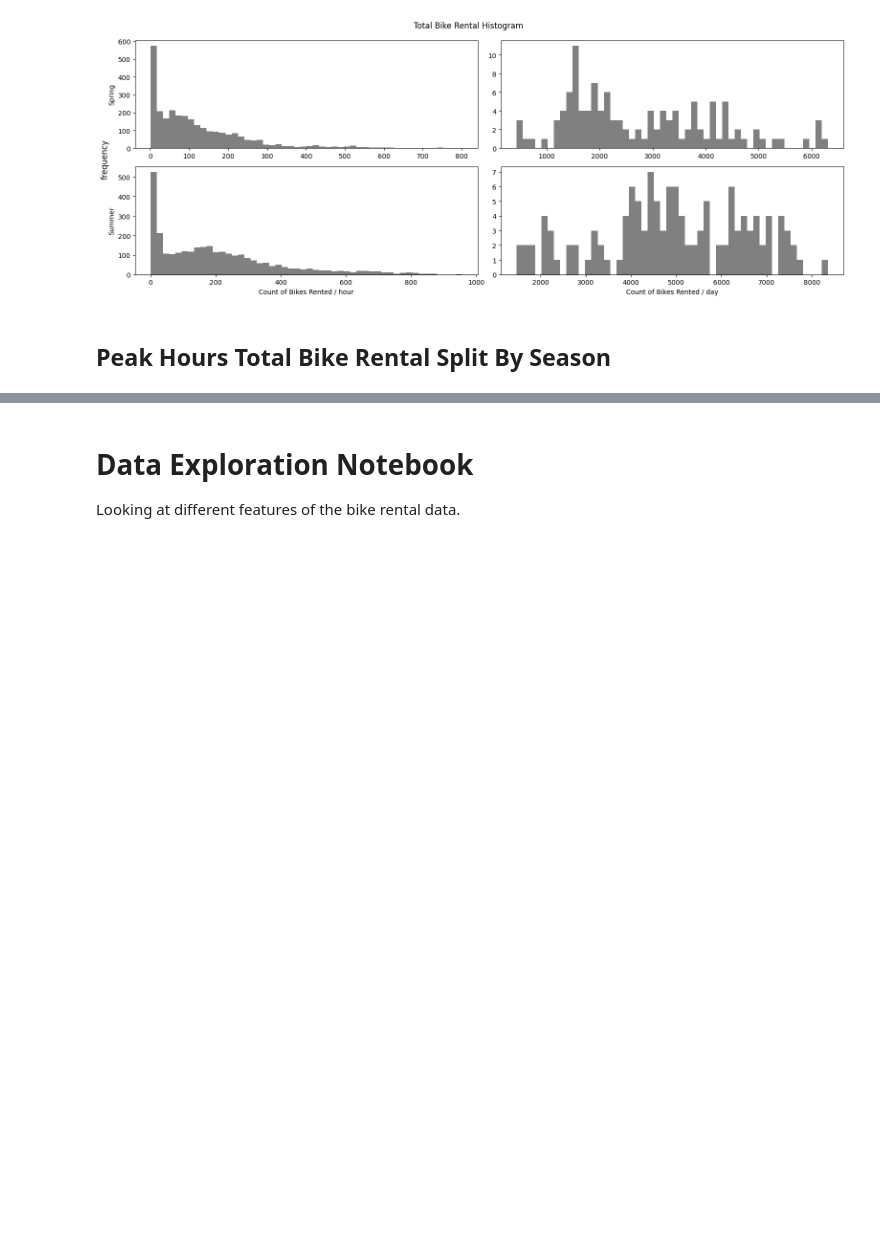
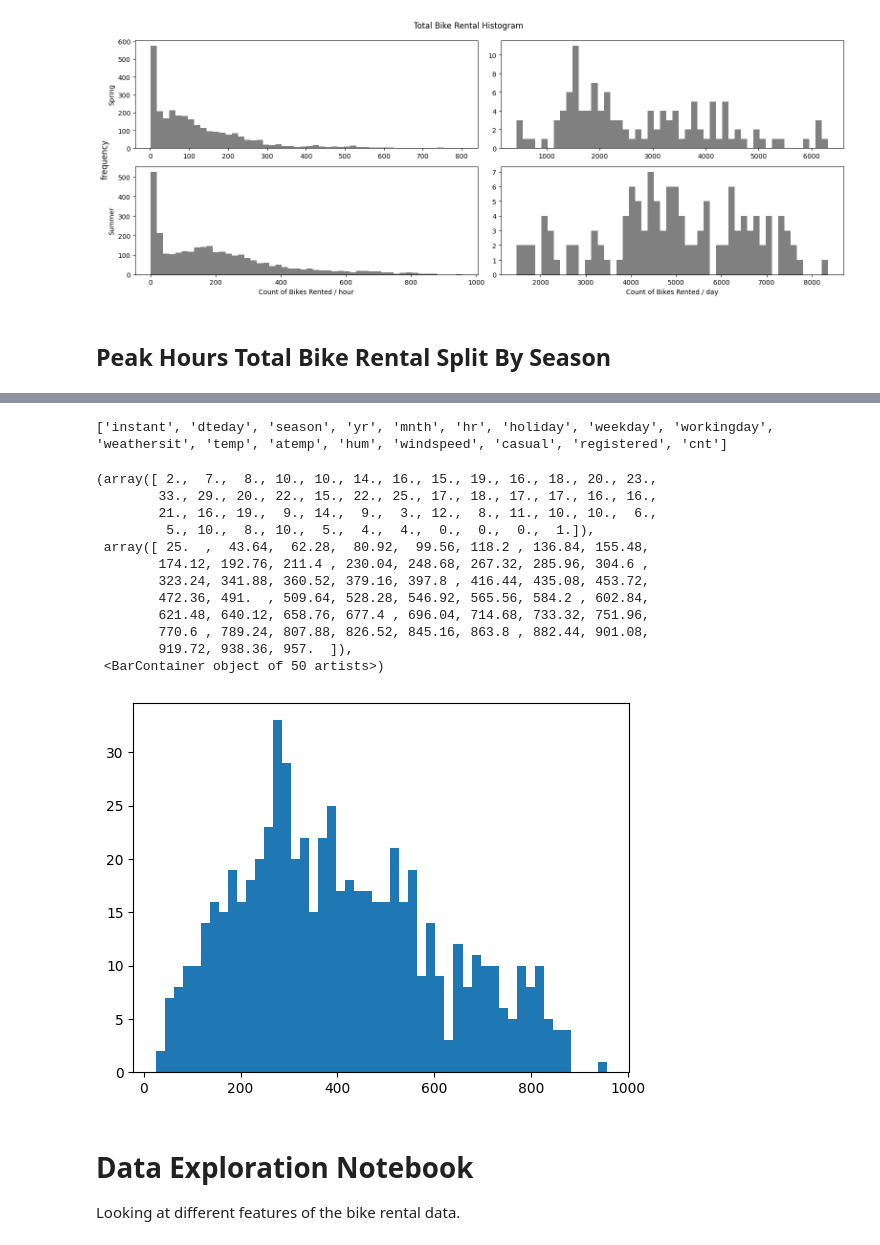
Before and after one commit to seancraven/stat_0028_group_09, a Jupyter notebook: Data_exploration.ipynb, the cells around one changed output, grey strips where cells are left out. Saved outputs shown, nothing was run; the diff lists cells and outputs as text; code cells hidden in the pictures; blank space fills up the shorter version.

```diff
--- a/Data_exploration.ipynb
+++ b/Data_exploration.ipynb
@@ -93,3 +95,24 @@ ax[0].set_ylabel("Frequency");
+# %%
+hour = pd.read_csv("hour.csv")
+print(hour.columns.to_list())
+mask = (hour["season"]==2) & (hour["holiday"]==0) & (hour["workingday"]==1) & (hour["hr"] >= 15) & (hour["hr"] <= 19)
+hour_subset = hour[mask]
+plt.hist(hour_subset["cnt"], bins=50)
+# %% [output]
+['instant', 'dteday', 'season', 'yr', 'mnth', 'hr', 'holiday', 'weekday', 'workingday', 'weathersit', 'temp', 'atemp', 'hum', 'windspeed', 'casual', 'registered', 'cnt']
+(array([ 2.,  7.,  8., 10., 10., 14., 16., 15., 19., 16., 18., 20., 23.,
+        33., 29., 20., 22., 15., 22., 25., 17., 18., 17., 17., 16., 16.,
+        21., 16., 19.,  9., 14.,  9.,  3., 12.,  8., 11., 10., 10.,  6.,
+         5., 10.,  8., 10.,  5.,  4.,  4.,  0.,  0.,  0.,  1.]),
+ array([ 25.  ,  43.64,  62.28,  80.92,  99.56, 118.2 , 136.84, 155.48,
+        174.12, 192.76, 211.4 , 230.04, 248.68, 267.32, 285.96, 304.6 ,
+        323.24, 341.88, 360.52, 379.16, 397.8 , 416.44, 435.08, 453.72,
+        472.36, 491.  , 509.64, 528.28, 546.92, 565.56, 584.2 , 602.84,
+        621.48, 640.12, 658.76, 677.4 , 696.04, 714.68, 733.32, 751.96,
+        770.6 , 789.24, 807.88, 826.52, 845.16, 863.8 , 882.44, 901.08,
+        919.72, 938.36, 957.  ]),
+ <BarContainer object of 50 artists>)
+[figure, added]
 # %% [markdown]
 # Data Exploration Notebook
 
```
Also changed, not shown: parts of 2 cells of this notebook.
